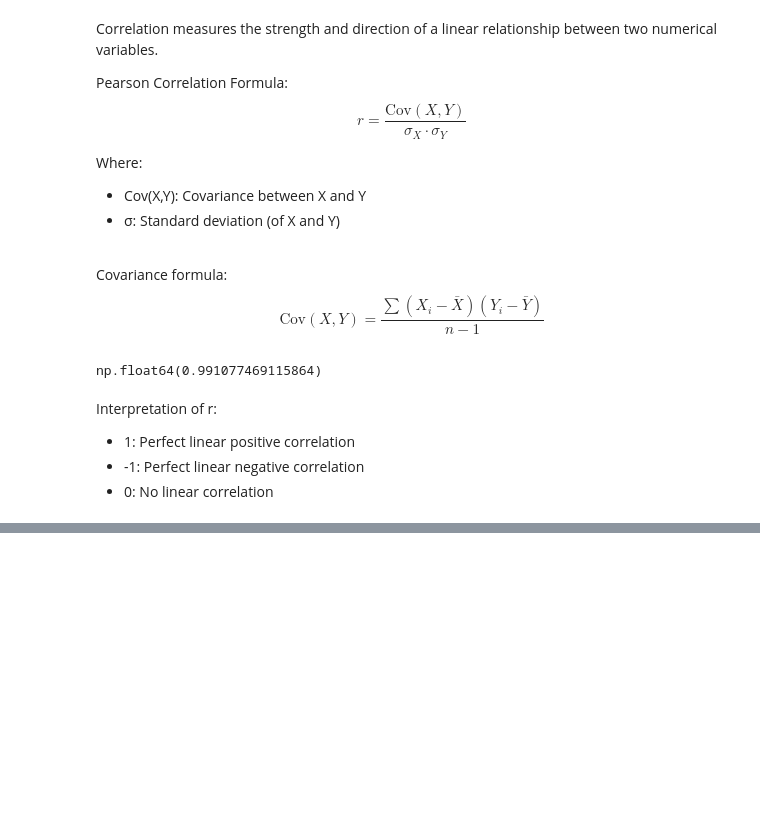
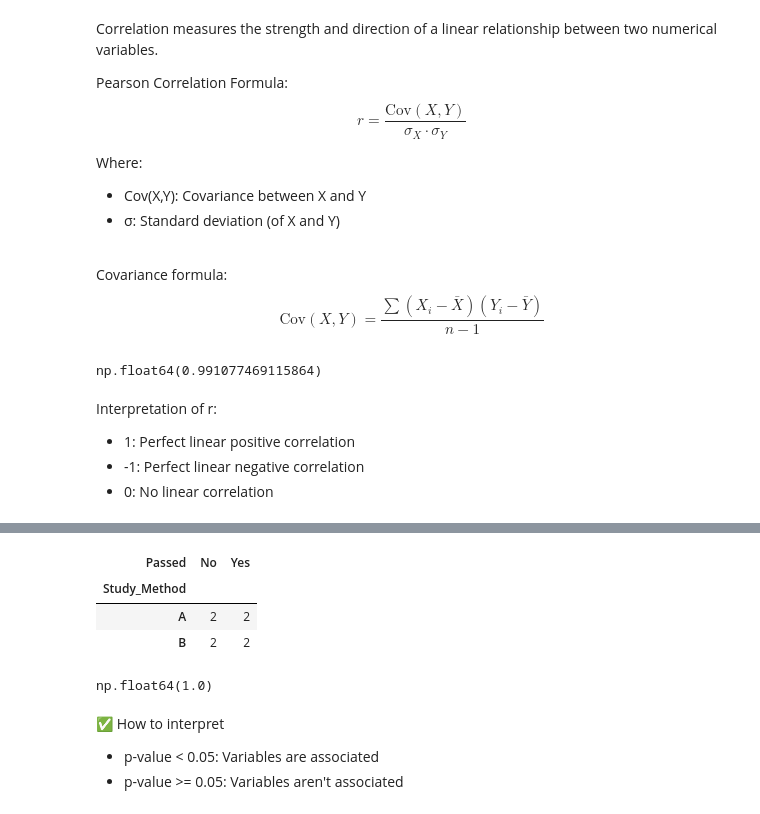
Before and after one commit to prokope/learning-data-science, a Jupyter notebook: statistics.ipynb, the cells around one changed output, grey strips where cells are left out. Drawn from its saved outputs; the diff is of its cells as text; code cells hidden in the pictures; blank space fills up the shorter version.

```diff
--- a/statistics.ipynb
+++ b/statistics.ipynb
@@ -484,0 +500,30 @@ Association is a broader concept than correlation. It describes any association
+# %%
+# Example:
+
+from scipy.stats import chi2_contingency
+
+data = {
+    "Study_Method": ["A", "A", "B", "B", "A", "B", "A", "B"],
+    "Passed": ["Yes", "No", "Yes", "No", "Yes", "Yes", "No", "No"]
+}
+
+df = pd.DataFrame(data)
+# %%
+# Creating a contigency table ("How many times do these categories meet?"):
+table = pd.crosstab(df["Study_Method"], df["Passed"])
+# %%
+# Unpacking the tuple with the values:
+
+chi2, p, dof, expected = chi2_contingency(table)
+display(table)
+display(p)
+# %% [output]
+| Passed | No | Yes |
+| Study_Method |  |  |
+| A | 2 | 2 |
+| B | 2 | 2 |
+np.float64(1.0)
+# %% [markdown]
+✅ How to interpret
+- p-value < 0.05: Variables are associated
+- p-value >= 0.05: Variables aren't associated
```
Also changed, not shown: parts of 5 cells of this notebook.
